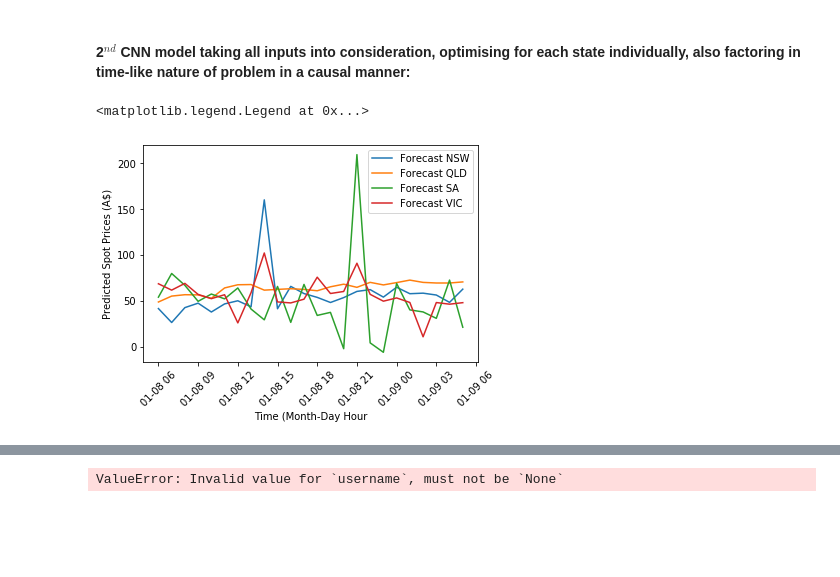
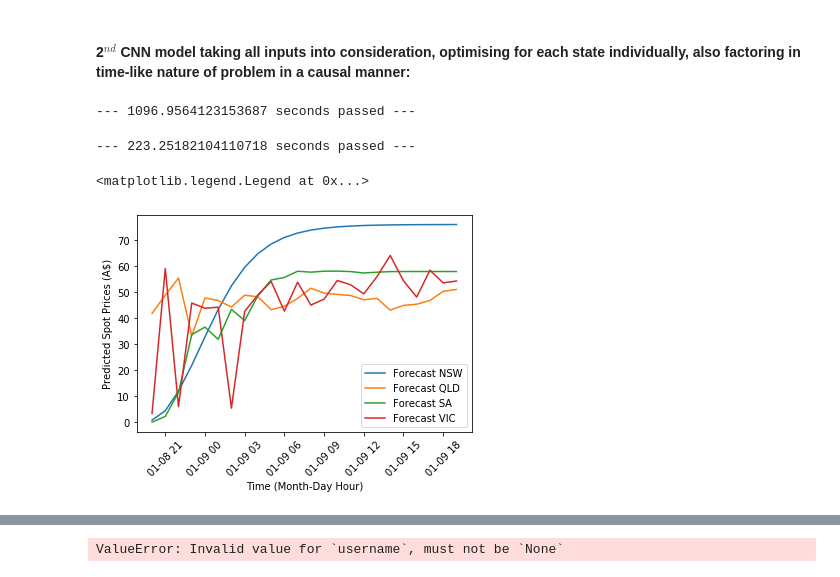
Before and after one commit to xtellurian/amphoradata-ElectricityForecast, a Jupyter notebook: Amphora-ElectricityPrice_Production.ipynb, the cells around one changed output, grey strips where cells are left out. Saved outputs shown, nothing was run; the diff lists cells and outputs as text; code cells hidden in the pictures; blank space fills up the shorter version.

```diff
--- a/Amphora-ElectricityPrice_Production.ipynb
+++ b/Amphora-ElectricityPrice_Production.ipynb
@@ -141,3 +143,27 @@ df_all shape:  (1094, 76)
+# %%
+# # to save and/or stitch previously downloaded data csv's:
+# df_all.to_csv('./2_raw_data/df_all-to-7thJan1.csv',
+#               header=True,
+#               index=True)
+# y.to_csv('./2_raw_data/y-to-7thJan1.csv',
+#          header=True,
+#          index=True)
+
+# and the latter bit:
+df_all = pd.read_csv('./2_raw_data/df_all-to-7thJan.csv', index_col=0)
+df_all = df_all.append(pd.read_csv('./2_raw_data/df_all-to-3rdDec.csv',
+                          index_col=0))
+df_all = df_all.append(pd.read_csv('./2_raw_data/df_all-to-19thDec.csv',
+                          index_col=0))
+df_all = df_all.sort_index()
+df_all.index = pd.to_datetime(df_all.index)
+y = pd.read_csv('./2_raw_data/y-to-7thJan.csv', index_col=0)
+y = y.append(pd.read_csv('./2_raw_data/y-to-3rdDec.csv',
+                          index_col=0))
+y = y.append(pd.read_csv('./2_raw_data/y-to-19thDec.csv',
+                          index_col=0))
+y = y.sort_index()
+y.index = pd.to_datetime(y.index)
 # %%
 # ensure equal shape on both X & Y, so both train and test data share the same timeframe
 df_all = df_all.interpolate(method='spline',
@@ -422,7 +458,7 @@ input_data = tool.reshape_for_CNN(df_all)
 # fit model to data:
 start_time = time.time()
 
-for timeshift in range(1,25):
+for timeshift in range(1,13):
     t_train = {'NSW': y.iloc[train_from:train_to,0],
         'QLD': y.iloc[train_from:train_to,1],
         'SA': y.iloc[train_from:train_to,2],
@@ -454,16 +490,19 @@ for timeshift in range(1,25):
     # mean square error on the validation data for efficacy test:
     mse_CNN_2.iloc[timeshift-1,:] = tool.MSE_CNN(predictions_2,test_y)[0]
 
+    # save model to folder ./5_models:
+    now = datetime.now()
+    model_CNN_2.save(f'./5_models/CNN_2-model-t_shift{timeshift}-epochs{epochs}.h5')
+
 print("--- {} seconds passed ---".format(time.time() - start_time))
 
-# # save model to folder ./5_models:
-# now = datetime.now()
-# model_CNN.save(f'./5_models/CNN_2-model-epochs{epochs}-{now:y%Y-m%m-d%d-h%H-m%M}.h5')
 # # load model by using:
 # # models.load_model('./5_models/CNN_2-model-y2019-m12-d17-h09-m20.h5')
 
 
 # CNN_2_pred_df.to_csv(f'./6_predictions/CNN_2-Model-predictions-epochs{epochs}-{now:y%Y-m%m-d%d-h%H-m%M}.csv', header=True, index=True)
+# %% [output]
+--- 1096.9564123153687 seconds passed ---
 # %%
 # define model, separate losses per state,
 model_NN_3 = func_NN_3.func_NN_3(df_all, nn_name='model_NN_3')
@@ -489,7 +528,7 @@ epochs = 23
 # fit model to data:
 start_time = time.time()
 
-for timeshift in range(1,25):
+for timeshift in range(1,13):
     t_train = {'NSW': y.iloc[train_from:train_to,0],
                  'QLD': y.iloc[train_from:train_to,1],
                  'SA': y.iloc[train_from:train_to,2],
@@ -536,3 +575,5 @@ print("--- {} seconds passed ---".format(time.time() - start_time))
 
 
 # NN_3_pred_df.to_csv(f'./6_predictions/CNN_3-Model-predictions-epochs{epochs}-{now:y%Y-m%m-d%d-h%H-m%M}.csv', header=True, index=True)
+# %% [output]
+--- 223.25182104110718 seconds passed ---
@@ -554,17 +599,17 @@ inference.columns = [(_[_.index('_')+1:]).lower() for _ in y.columns ]
 # %%
 #plt.yscale('log')
 plt.plot(inference.index, inference.iloc[:,0])
 plt.plot(inference.index, inference.iloc[:,1])
 plt.plot(inference.index, inference.iloc[:,2])
 plt.plot(inference.index, inference.iloc[:,3])
 plt.xticks(rotation=45)
 plt.ylabel('Predicted Spot Prices (A$)')
-plt.xlabel('Time (Month-Day Hour')
+plt.xlabel('Time (Month-Day Hour)')
 plt.legend([f'Forecast {inference.columns[0].upper()}',
             f'Forecast {inference.columns[1].upper()}',
             f'Forecast {inference.columns[2].upper()}',
             f'Forecast {inference.columns[3].upper()}'],
              loc='best')
 # %% [output]
 <matplotlib.legend.Legend at 0x...>
-[figure, old version]
+[figure, new version]
```
Also changed, not shown: parts of 18 cells of this notebook, 8 other files.
